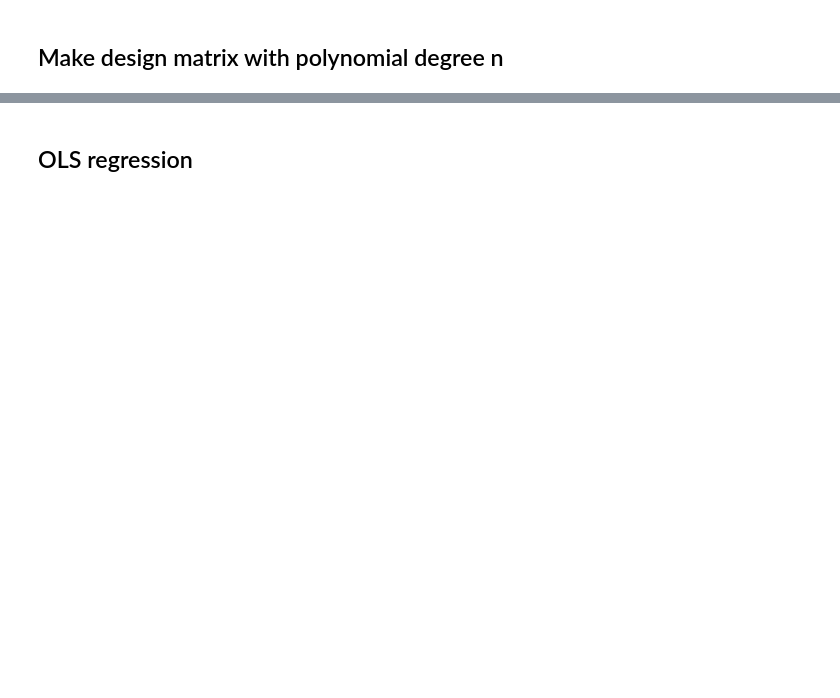
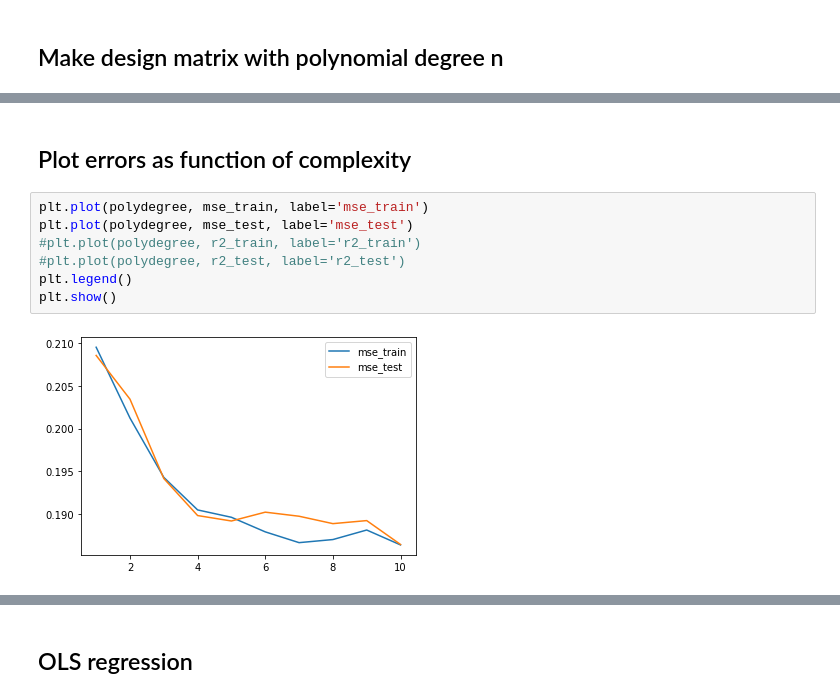
Before and after one commit to jornmarh/fys-stk4155, a Jupyter notebook: project1/exercise-1-ad.ipynb, the cells around one changed output, grey strips where cells are left out. Drawn from its saved outputs; the diff is of its cells as text; blank space fills up the shorter version.

```diff
--- a/project1/exercise-1-ad.ipynb
+++ b/project1/exercise-1-ad.ipynb
@@ -92,0 +168,11 @@ X_test_scaled = X_test#scaler.transform(X_test)
+# %% [markdown]
+## Plot errors as function of complexity
+# %%
+plt.plot(polydegree, mse_train, label='mse_train')
+plt.plot(polydegree, mse_test, label='mse_test')
+#plt.plot(polydegree, r2_train, label='r2_train')
+#plt.plot(polydegree, r2_test, label='r2_test')
+plt.legend()
+plt.show()
+# %% [output]
+[figure, added]
```
Also changed, not shown: parts of 10 cells of this notebook.
